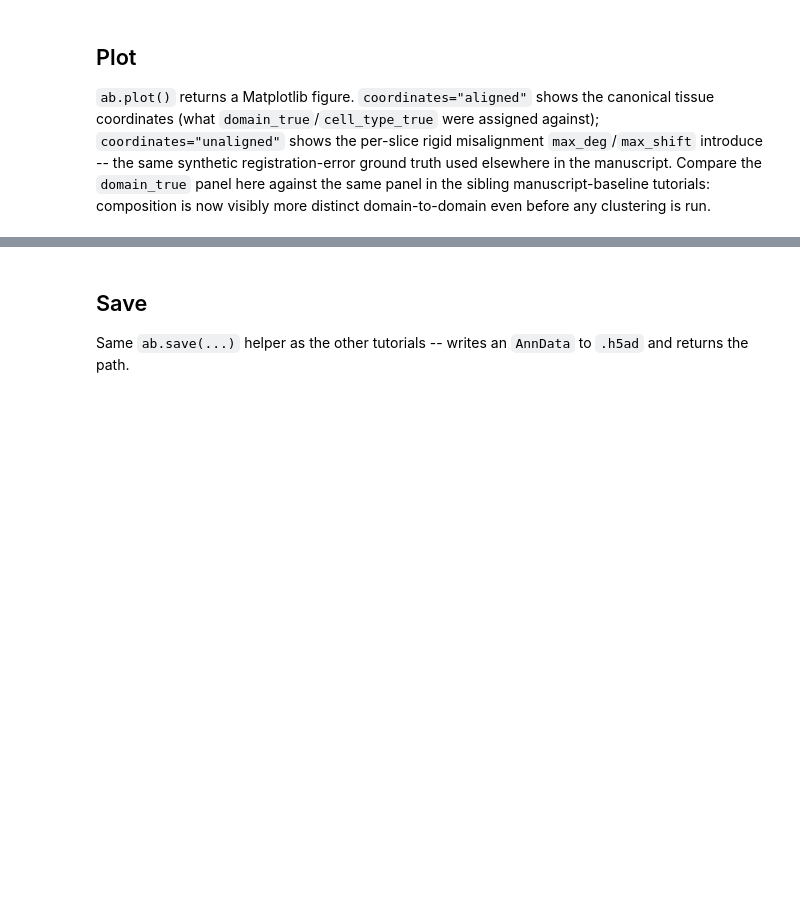
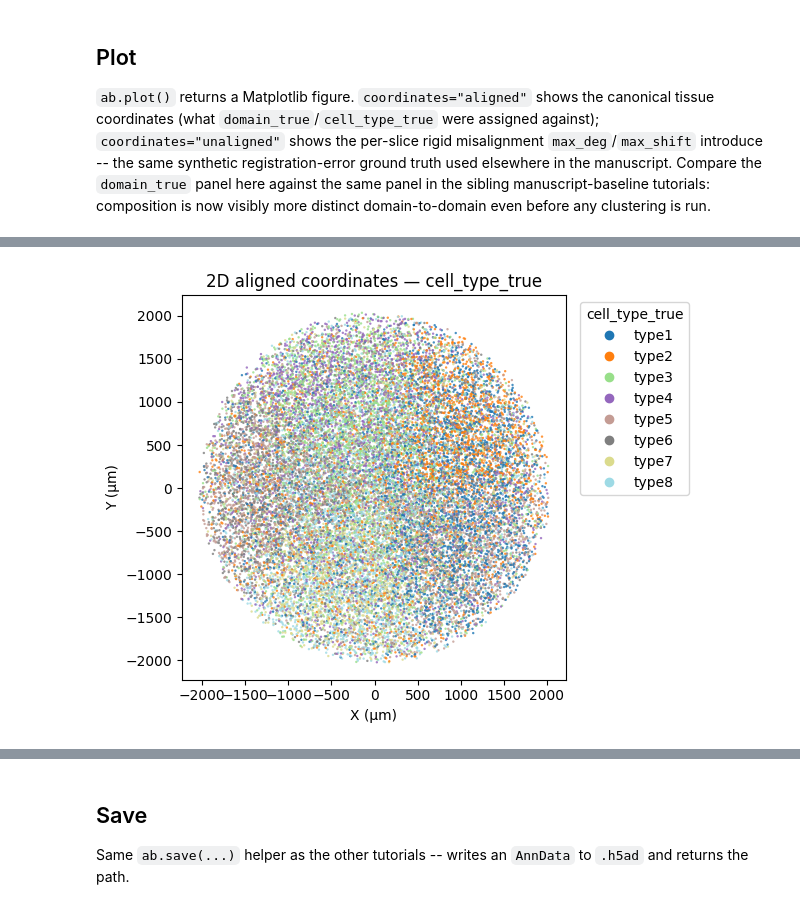
Before and after one commit to JanMatthias1/Albis, a Jupyter notebook: tutorial/strong_domain_mix_tutorial.ipynb, the cells around one changed output, grey strips where cells are left out. Drawn from its saved outputs; the diff is of its cells as text; code cells hidden in the pictures; blank space fills up the shorter version.

```diff
--- a/tutorial/strong_domain_mix_tutorial.ipynb
+++ b/tutorial/strong_domain_mix_tutorial.ipynb
@@ -243,5 +295,6 @@ fig
 # %%
 fig = ab.plot(adata_cell, view="2d", coordinates="aligned", color="cell_type_true", point_size=3)
-fig
+# %% [output]
+[figure, added]
 # %%
 fig = ab.plot(adata_cell, view="2d", coordinates="unaligned", color="slice_id", point_size=3)
```
Also changed, not shown: parts of 31 cells of this notebook, 5 other files.
